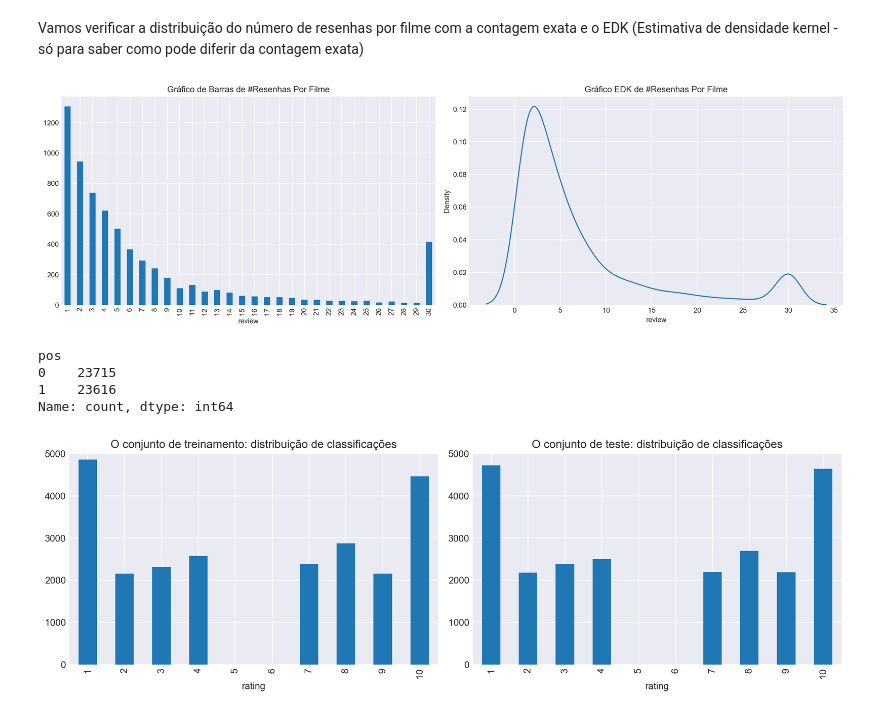
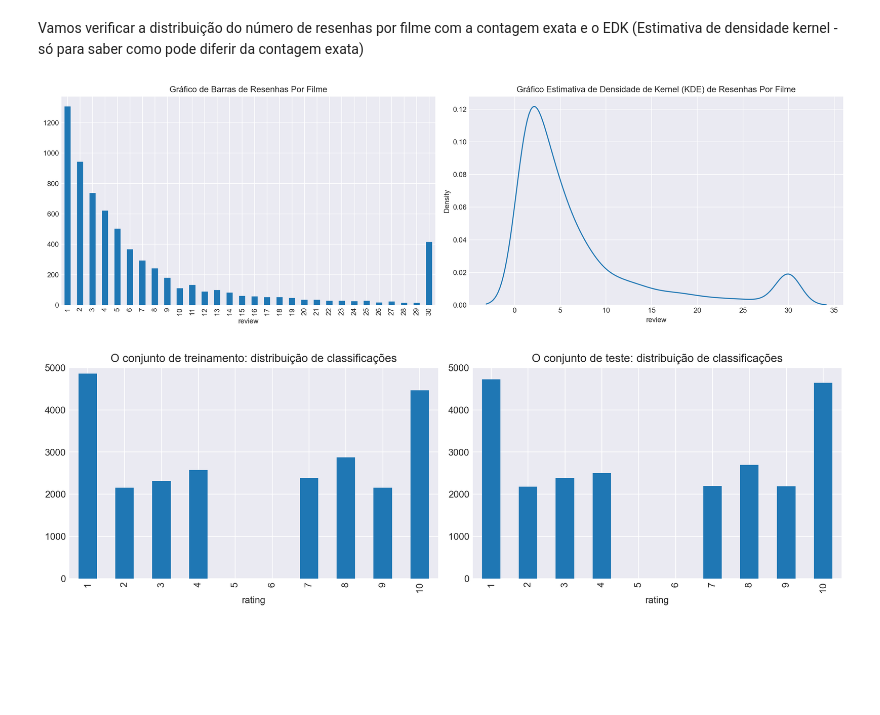
Before and after one commit to JulianaGalli/film-sentiment-classifier, a Jupyter notebook: EDA.ipynb, the cells around one changed output. Cells and saved outputs as stored; diff of their text form; code cells hidden in the pictures; blank space fills up the shorter version.

```diff
--- a/EDA.ipynb
+++ b/EDA.ipynb
@@ -112,5 +115,3 @@ max     2010.000000      1.000000        9.700000     1739448.0     10.000000
 50%        0.000000   6299.000000
 75%        1.000000   9412.000000
 max        1.000000  12499.000000
-# %%
-df_reviews = df_reviews.dropna(df_reviews[['votes', 'average_rating']])
@@ -124,0 +118,11 @@ TypeError: DataFrame.dropna() takes 1 positional argument but 2 were given
+# %%
+# exclusão de valores ausentes nas colunas 'votes' e 'average_rating'
+print(f"Dimensões antes: {len(df_reviews)}")
+null_counts = df_reviews[['votes', 'average_rating']].isna().sum()
+percent_null = (null_counts / len(df_reviews)) * 100
+print(f"Quantidade de valores nulos: {null_counts.values[0]}")
+print(f"Representatividade de valores nulos antes do dropna(): {percent_null.values[0]:.3f}%")
+df_reviews = df_reviews.dropna(subset=['votes', 'average_rating'])
+print('-' * 65)
+print(f"Dimensões depois: {len(df_reviews)}")
+print(f"O dataset possui {df_reviews.isna().sum().sum()} valores ausentes após dropna()")
@@ -124,0 +165,6 @@ TypeError: DataFrame.dropna() takes 1 positional argument but 2 were given
+# %%
+# verificação se as colunas 'sp' e 'pos' são idênticas
+df_reviews['sp_binary'] = df_reviews['sp'].map({'neg': 0, 'pos': 1})
+# conferência se 'sp' mapeado é igual a 'pos'
+check = ((df_reviews['sp_binary']) == df_reviews['pos']).all()
+print(f"As colunas sp e pos são idênticas? {check}")
@@ -161,28 +232,27 @@ fig.tight_layout()
 # %% [markdown]
 Vamos verificar a distribuição do número de resenhas por filme com a contagem exata e o EDK (Estimativa de densidade kernel - só para saber como pode diferir da contagem exata)
 # %%
+# análise de distribuição: quantidade de resenhas por filme
+# configuração dos gráficos
 fig, axs = plt.subplots(1, 2, figsize=(16, 5))
 
 ax = axs[0]
+
+# agrupamento de resenhas por filme, contagem do quantitativo de resenhas por filme, ordenando por quantidade de resenhas
 dft = df_reviews.groupby('tconst')['review'].count() \
     .value_counts() \
     .sort_index()
 dft.plot.bar(ax=ax)
-ax.set_title('Gráfico de Barras de #Resenhas Por Filme')
+ax.set_title('Gráfico de Barras de Resenhas Por Filme')
 
 ax = axs[1]
+
+# agrupamento de resenhas por filme, contagem do quantitativo de resenhas por filme
 dft = df_reviews.groupby('tconst')['review'].count()
 sns.kdeplot(dft, ax=ax)
-ax.set_title('Gráfico EDK de #Resenhas Por Filme')
+ax.set_title('Gráfico Estimativa de Densidade de Kernel (KDE) de Resenhas Por Filme')
 
 fig.tight_layout()
 # %% [output]
-[figure, old version]
+[figure, new version]
-# %%
-df_reviews['pos'].value_counts()
-# %% [output]
-pos
-0    23715
-1    23616
-Name: count, dtype: int64
 # %%
```
Also changed, not shown: parts of 19 cells of this notebook.
